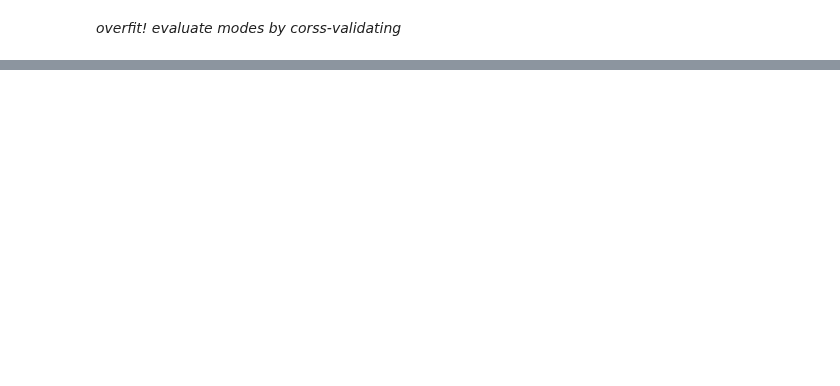
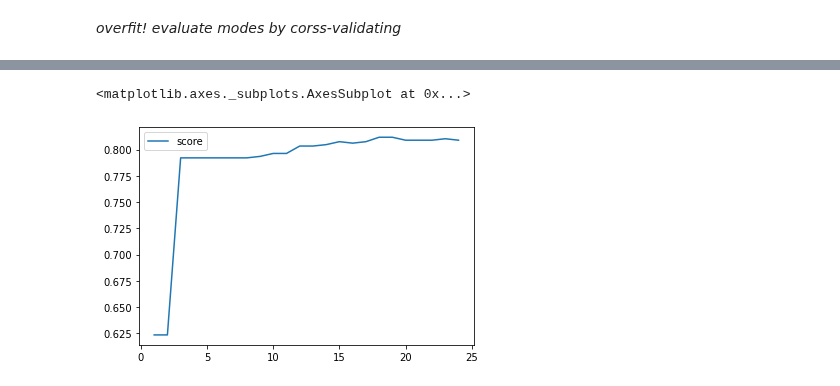
Before and after one commit to GoldenRaven/MachineLearning_notebook, a Jupyter notebook: Kaggle_Titanic.ipynb, the cells around one changed output, grey strips where cells are left out. Drawn from its saved outputs; the diff is of its cells as text; code cells hidden in the pictures; blank space fills up the shorter version.

```diff
--- a/Kaggle_Titanic.ipynb
+++ b/Kaggle_Titanic.ipynb
@@ -456,6 +468,3 @@ RandomForestClassifier(bootstrap=True, ccp_alpha=0.0, class_weight=None,
                        min_weight_fraction_leaf=0.0, n_estimators=100,
                        n_jobs=None, oob_score=False, random_state=None,
                        verbose=0, warm_start=False)
-# %%
-for feat, score in zip(train_feat.columns, alg.feature_importances_):
-    print(feat,": ", score)
@@ -499,2 +487,14 @@ alg.score(X_test, y_test)
 # %% [markdown]
 *overfit! evaluate modes by corss-validating*
+# %%
+from sklearn.model_selection import cross_val_score
+from sklearn.ensemble import RandomForestClassifier, GradientBoostingClassifier, AdaBoostClassifier
+from sklearn.svm import SVC
+algs = [RandomForestClassifier(),
+       GradientBoostingClassifier(),
+       AdaBoostClassifier(),
+       SVC()]
+for alg in algs:
+    score = cross_val_score(alg, X_train, y_train, cv=5)
+    score_test = cross_val_score(alg, X_train, y_train, cv=5)
+    print(alg.__class__.__name__,':', score.mean(), '   test:', score_test.mean())
@@ -544,0 +508,22 @@ array([[0, 1, 2],
+# %%
+n_estimators = 120
+learning_rate = 0.1
+max_depth = 2
+current_error = 0
+count = 0
+gbdt = GradientBoostingClassifier(learning_rate=learning_rate,
+                                 max_depth=max_depth,
+                                 warm_start=True)
+error = pd.DataFrame(columns = ['score'])
+for epoch in range(n_estimators):
+    gbdt.n_estimators = epoch
+    score = cross_val_score(gbdt, X_train, y_train, cv=5).mean()
+#     print(epoch, score)
+    error.loc[epoch, 'score'] = score
+    if score > current_error:
+        current_error = score
+        count = 0
+    else:
+        count += 1
+        if count > 5:
+            break
@@ -544,0 +546,5 @@ array([[0, 1, 2],
+# %%
+error.plot(kind='line')
+# %% [output]
+<matplotlib.axes._subplots.AxesSubplot at 0x...>
+[figure, added]
```
Also changed, not shown: parts of 33 cells of this notebook, 1 other file.
